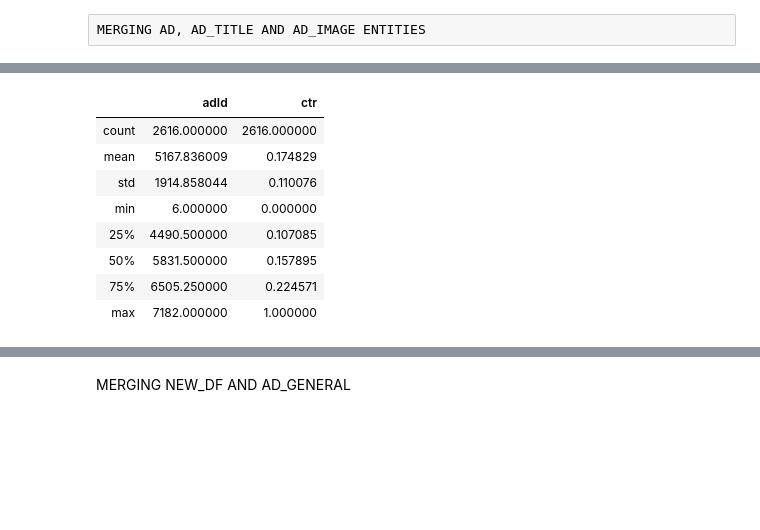
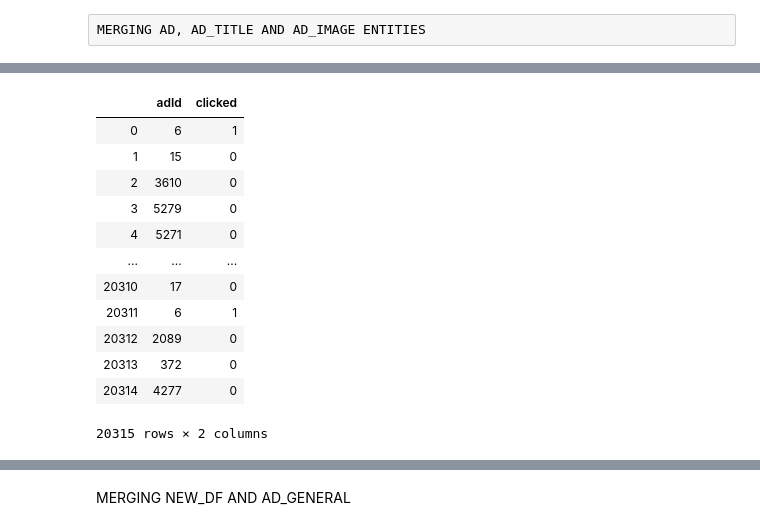
Before and after one commit to sajjad-yazdanparast/data-days, a Jupyter notebook: main.ipynb, the cells around one changed output, grey strips where cells are left out. Drawn from its saved outputs; the diff is of its cells as text; code cells hidden in the pictures; blank space fills up the shorter version.

```diff
--- a/main.ipynb
+++ b/main.ipynb
@@ -25,22 +25,22 @@ page_topic = pd.read_csv('/media/sajjad/New Volume/Dataset/datadays2020_contest_
 # %% [raw]
 MERGING EVENT AND CLICK_TRAIN ENTITIES
 # %%
-mindisplayId = event['displayId'].unique()[:5000]
-optimizer_list = []
-i = 0
-for id_ in mindisplayId :
-    z = pd.merge(event[event['displayId']==id_],click_train[(click_train['displayId']==id_)])
+# mindisplayId = event['displayId'].unique()[:5000]
+# optimizer_list = []
+# i = 0
+# for id_ in mindisplayId :
+#     z = pd.merge(event[event['displayId']==id_],click_train[(click_train['displayId']==id_)])
 
-    size = len(z)
-    for j in range(size):
-        optimizer_list.append(z.iloc[j].values)
+#     size = len(z)
+#     for j in range(size):
+#         optimizer_list.append(z.iloc[j].values)
 
-new_df = pd.DataFrame(optimizer_list,columns=['displayId','timestamp','pageId','widgetId','device','OS','browser','adId','clicked',])
-new_df.to_pickle('/media/sajjad/New Volume/Dataset/datadays2020_contest_public_dataset/new_df.pkl')
+# new_df = pd.DataFrame(optimizer_list,columns=['displayId','timestamp','pageId','widgetId','device','OS','browser','adId','clicked',])
+# new_df.to_pickle('/media/sajjad/New Volume/Dataset/datadays2020_contest_public_dataset/new_df.pkl')
 
 
 
-# new_df = pd.read_pickle('/media/sajjad/New Volume/Dataset/datadays2020_contest_public_dataset/new_df.pkl')
+new_df = pd.read_pickle('/media/sajjad/New Volume/Dataset/datadays2020_contest_public_dataset/new_df.pkl')
 new_df.head()
 # %% [output]
 |  | displayId | timestamp | pageId | widgetId | device | OS | browser | adId | clicked |
@@ -105,12 +122,18 @@ ctr_id.head(30)
-# %%
-ctr_id.describe()
-# %% [output]
-|  | adId | ctr |
-| count | 2616.000000 | 2616.000000 |
-| mean | 5167.836009 | 0.174829 |
-| std | 1914.858044 | 0.110076 |
-| min | 6.000000 | 0.000000 |
-| 25% | 4490.500000 | 0.107085 |
-| 50% | 5831.500000 | 0.157895 |
-| 75% | 6505.250000 | 0.224571 |
-| max | 7182.000000 | 1.000000 |
+# %%
+new_df[['adId','clicked']]
+# pp = event[['displayId']].merge(click_train)
+# pp
+# %% [output]
+|  | adId | clicked |
+| 0 | 6 | 1 |
+| 1 | 15 | 0 |
+| 2 | 3610 | 0 |
+| 3 | 5279 | 0 |
+| 4 | 5271 | 0 |
+| ... | ... | ... |
+| 20310 | 17 | 0 |
+| 20311 | 6 | 1 |
+| 20312 | 2089 | 0 |
+| 20313 | 372 | 0 |
+| 20314 | 4277 | 0 |
+20315 rows × 2 columns
```
Also changed, not shown: parts of 2 cells of this notebook.
